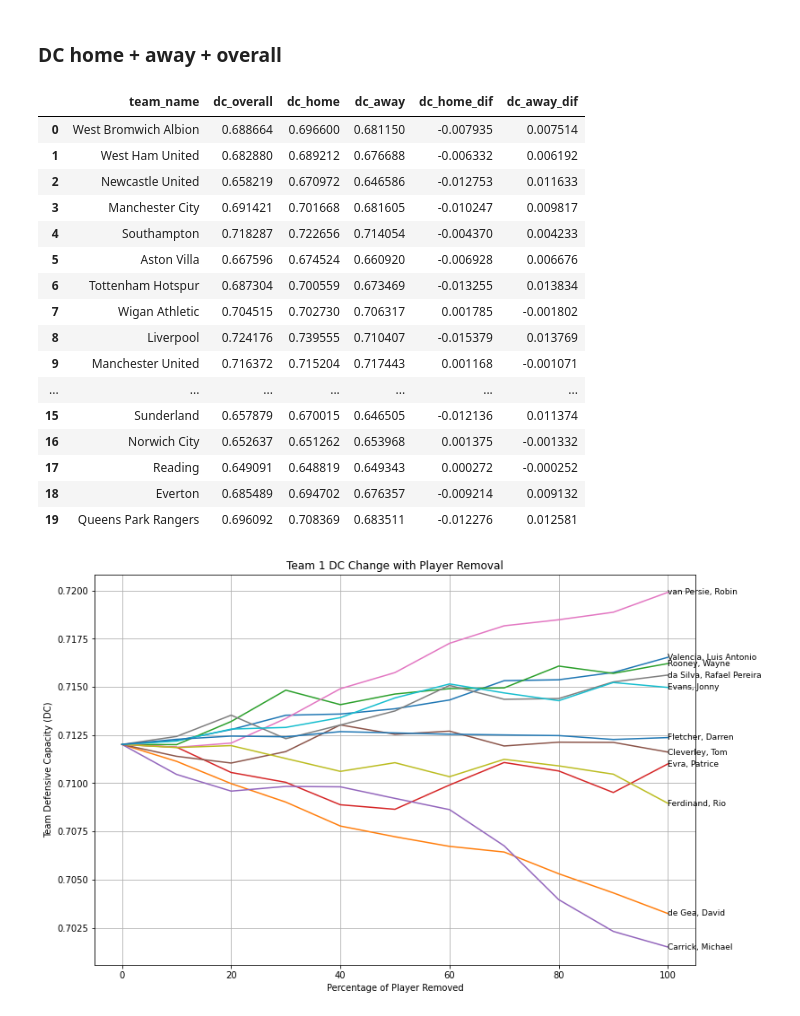
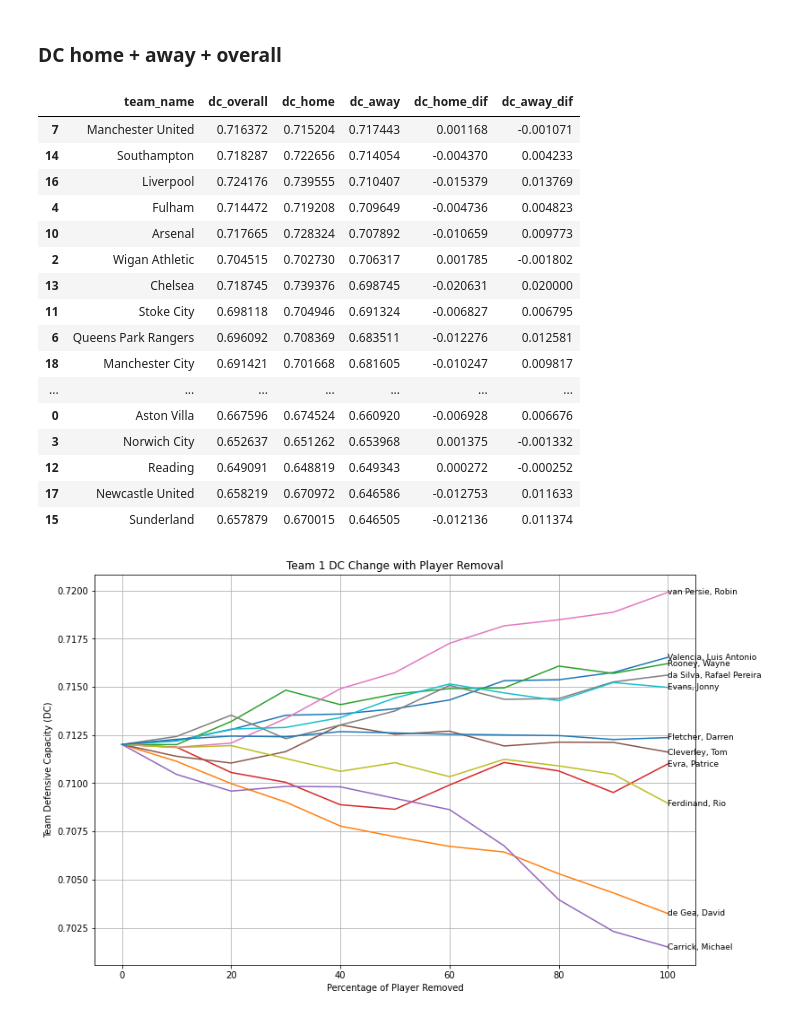
Before and after one commit to luisalawson/proyecto-TD8, a Jupyter notebook: DefensiveCapacity.ipynb, the cells around one changed output. Cells and saved outputs as stored; diff of their text form; code cells hidden in the pictures.

```diff
--- a/DefensiveCapacity.ipynb
+++ b/DefensiveCapacity.ipynb
@@ -510,26 +507,26 @@ df_combined = pd.merge(df_combined, df_teams_away_, on='team_name', how='left')
 # %%
 df_combined['dc_home_dif'] = df_combined['dc_overall'] - df_combined['dc_home']
 df_combined['dc_away_dif'] = df_combined['dc_overall'] - df_combined['dc_away']
-# %%
-df_combined
-# %% [output]
-|  | team_name | dc_overall | dc_home | dc_away | dc_home_dif | dc_away_dif |
-| 0 | West Bromwich Albion | 0.688664 | 0.696600 | 0.681150 | -0.007935 | 0.007514 |
-| 1 | West Ham United | 0.682880 | 0.689212 | 0.676688 | -0.006332 | 0.006192 |
-| 2 | Newcastle United | 0.658219 | 0.670972 | 0.646586 | -0.012753 | 0.011633 |
-| 3 | Manchester City | 0.691421 | 0.701668 | 0.681605 | -0.010247 | 0.009817 |
-| 4 | Southampton | 0.718287 | 0.722656 | 0.714054 | -0.004370 | 0.004233 |
-| 5 | Aston Villa | 0.667596 | 0.674524 | 0.660920 | -0.006928 | 0.006676 |
-| 6 | Tottenham Hotspur | 0.687304 | 0.700559 | 0.673469 | -0.013255 | 0.013834 |
-| 7 | Wigan Athletic | 0.704515 | 0.702730 | 0.706317 | 0.001785 | -0.001802 |
-| 8 | Liverpool | 0.724176 | 0.739555 | 0.710407 | -0.015379 | 0.013769 |
-| 9 | Manchester United | 0.716372 | 0.715204 | 0.717443 | 0.001168 | -0.001071 |
-| ... | ... | ... | ... | ... | ... | ... |
-| 15 | Sunderland | 0.657879 | 0.670015 | 0.646505 | -0.012136 | 0.011374 |
-| 16 | Norwich City | 0.652637 | 0.651262 | 0.653968 | 0.001375 | -0.001332 |
-| 17 | Reading | 0.649091 | 0.648819 | 0.649343 | 0.000272 | -0.000252 |
-| 18 | Everton | 0.685489 | 0.694702 | 0.676357 | -0.009214 | 0.009132 |
-| 19 | Queens Park Rangers | 0.696092 | 0.708369 | 0.683511 | -0.012276 | 0.012581 |
+# %%
+df_combined.sort_values(by='dc_away', ascending=False)
+# %% [output]
+|  | team_name | dc_overall | dc_home | dc_away | dc_home_dif | dc_away_dif |
+| 7 | Manchester United | 0.716372 | 0.715204 | 0.717443 | 0.001168 | -0.001071 |
+| 14 | Southampton | 0.718287 | 0.722656 | 0.714054 | -0.004370 | 0.004233 |
+| 16 | Liverpool | 0.724176 | 0.739555 | 0.710407 | -0.015379 | 0.013769 |
+| 4 | Fulham | 0.714472 | 0.719208 | 0.709649 | -0.004736 | 0.004823 |
+| 10 | Arsenal | 0.717665 | 0.728324 | 0.707892 | -0.010659 | 0.009773 |
+| 2 | Wigan Athletic | 0.704515 | 0.702730 | 0.706317 | 0.001785 | -0.001802 |
+| 13 | Chelsea | 0.718745 | 0.739376 | 0.698745 | -0.020631 | 0.020000 |
+| 11 | Stoke City | 0.698118 | 0.704946 | 0.691324 | -0.006827 | 0.006795 |
+| 6 | Queens Park Rangers | 0.696092 | 0.708369 | 0.683511 | -0.012276 | 0.012581 |
+| 18 | Manchester City | 0.691421 | 0.701668 | 0.681605 | -0.010247 | 0.009817 |
+| ... | ... | ... | ... | ... | ... | ... |
+| 0 | Aston Villa | 0.667596 | 0.674524 | 0.660920 | -0.006928 | 0.006676 |
+| 3 | Norwich City | 0.652637 | 0.651262 | 0.653968 | 0.001375 | -0.001332 |
+| 12 | Reading | 0.649091 | 0.648819 | 0.649343 | 0.000272 | -0.000252 |
+| 17 | Newcastle United | 0.658219 | 0.670972 | 0.646586 | -0.012753 | 0.011633 |
+| 15 | Sunderland | 0.657879 | 0.670015 | 0.646505 | -0.012136 | 0.011374 |
 # %%
 import pandas as pd
 import matplotlib.pyplot as plt
```
Also changed, not shown: parts of 5 cells of this notebook, 1 other file.
